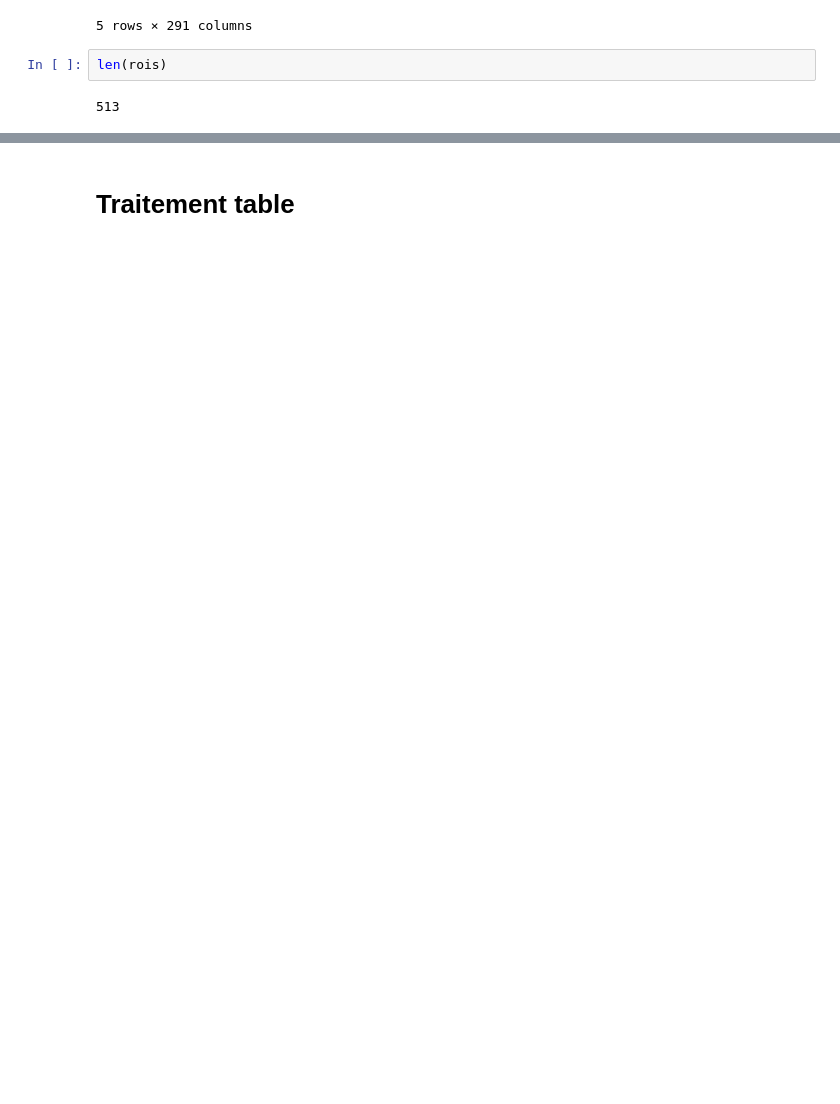
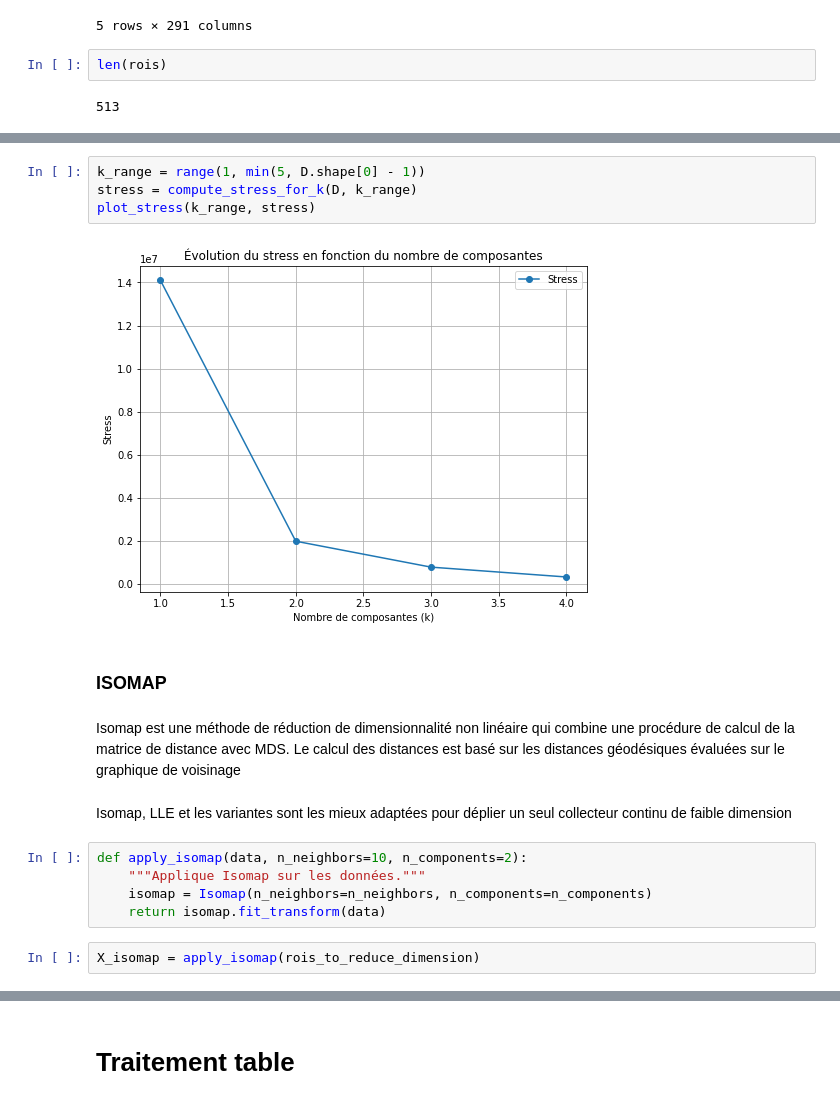
Before and after one commit to lucasvazelle/schizophrenie_matiere_grise, a Jupyter notebook: etape_2_traitement_et_modelisation_table_rois.ipynb, the cells around one changed output, grey strips where cells are left out. Drawn from its saved outputs; the diff is of its cells as text; blank space fills up the shorter version.

```diff
--- a/etape_2_traitement_et_modelisation_table_rois.ipynb
+++ b/etape_2_traitement_et_modelisation_table_rois.ipynb
@@ -45,0 +116,19 @@ len(rois)
+# %%
+k_range = range(1, min(5, D.shape[0] - 1))
+stress = compute_stress_for_k(D, k_range)
+plot_stress(k_range, stress)
+# %% [output]
+[figure, added]
+# %% [markdown]
+### ISOMAP
+# %% [markdown]
+Isomap est une méthode de réduction de dimensionnalité non linéaire qui combine une procédure de calcul de la matrice de distance avec MDS. Le calcul des distances est basé sur les distances géodésiques évaluées sur le graphique de voisinage
+# %% [markdown]
+Isomap, LLE et les variantes sont les mieux adaptées pour déplier un seul collecteur continu de faible dimension
+# %%
+def apply_isomap(data, n_neighbors=10, n_components=2):
+    """Applique Isomap sur les données."""
+    isomap = Isomap(n_neighbors=n_neighbors, n_components=n_components)
+    return isomap.fit_transform(data)
+# %%
+X_isomap = apply_isomap(rois_to_reduce_dimension)
```
Also changed, not shown: parts of 61 cells of this notebook, 1 other file.
